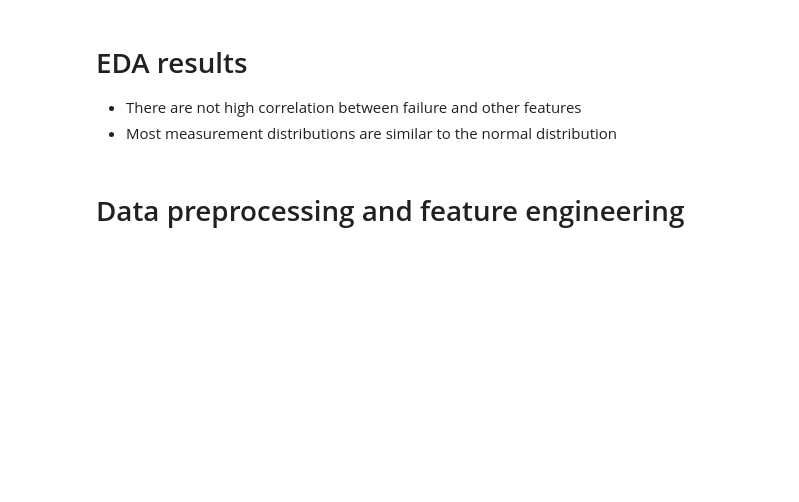
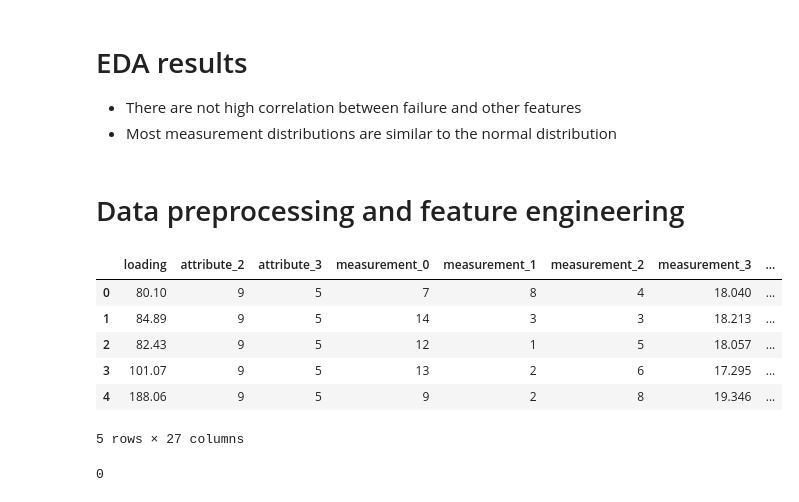
Before and after one commit to meln1337/tabular-playground-series-aug-22-kaggle, a Jupyter notebook: tps-aug-22.ipynb, the cells around one changed output. Drawn from its saved outputs; the diff is of its cells as text; code cells hidden in the pictures; blank space fills up the shorter version.

```diff
--- a/tps-aug-22.ipynb
+++ b/tps-aug-22.ipynb
@@ -195,5 +239,31 @@ sns.heatmap(train_df.corr())
 - Most measurement distributions are similar to the normal distribution
 # %% [markdown]
 # Data preprocessing and feature engineering
+# %%
+mean = {}
+for col in train_df.columns:
+    if train_df[col].dtype == 'int64' or train_df[col].dtype == 'float64':
+        mean[col] = train_df[col].mean()
 # %%
 def preprocess_data(df):
+    df.drop(columns=['product_code', 'id'], axis=1, inplace=True)
+    for col in df.columns:
+        if (df[col].dtype == 'int64' or df[col].dtype == 'float64') and df.isna().sum()[col] != 0:
+            df[col].fillna(mean[col], inplace=True)
+    df = pd.get_dummies(df)
+    return df
+# %%
+train_df = preprocess_data(train_df)
+train_df.head()
+# %% [output]
+|  | loading | attribute_2 | attribute_3 | measurement_0 | measurement_1 | measurement_2 | measurement_3 | ... |
+| 0 | 80.10 | 9 | 5 | 7 | 8 | 4 | 18.040 | ... |
+| 1 | 84.89 | 9 | 5 | 14 | 3 | 3 | 18.213 | ... |
+| 2 | 82.43 | 9 | 5 | 12 | 1 | 5 | 18.057 | ... |
+| 3 | 101.07 | 9 | 5 | 13 | 2 | 6 | 17.295 | ... |
+| 4 | 188.06 | 9 | 5 | 9 | 2 | 8 | 19.346 | ... |
+5 rows × 27 columns
+# %%
+train_df.isna().sum().sum()
+# %% [output]
+0
```
Also changed, not shown: parts of 10 cells of this notebook.
